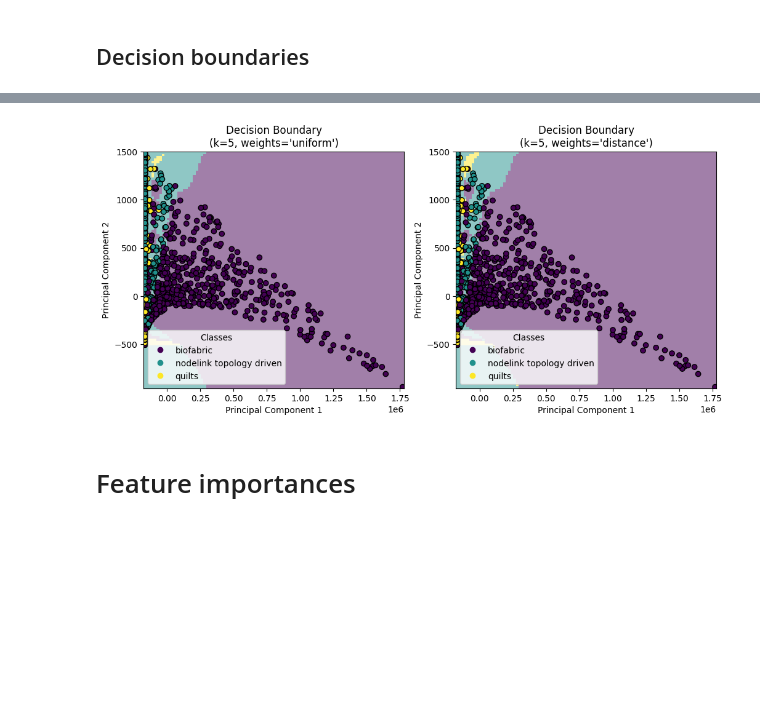
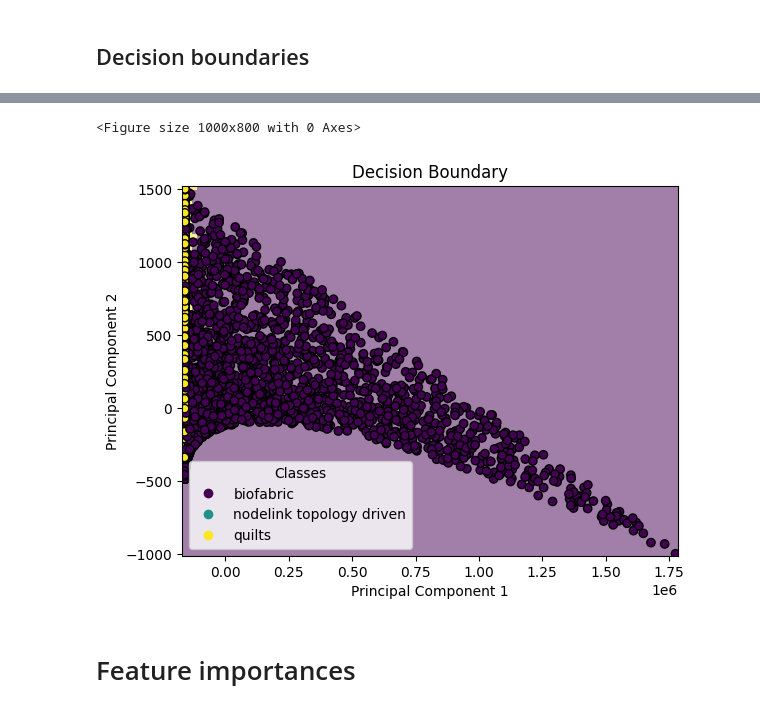
Before and after one commit to sjoerdvink99/vigor, a Jupyter notebook: notebooks/3.0-baseline.ipynb, the cells around one changed output, grey strips where cells are left out. Drawn from its saved outputs; the diff is of its cells as text; code cells hidden in the pictures; blank space fills up the shorter version.

Commit message:
evaluation plots

```diff
--- a/notebooks/3.0-baseline.ipynb
+++ b/notebooks/3.0-baseline.ipynb
@@ -18,5 +16,5 @@ from sklearn.metrics import precision_score, recall_score, f1_score
 # %%
-agent = RecommendationAgent(n_statistics=7)
+agent = RecommendationAgent(n_statistics=7, alpha=0.1, epsilon=0.3)
 
 agent.add_domain('general')
 
@@ -29,9 +27,6 @@ agent.add_visualization('biofabric')
 agent.add_visualization('treemap')
 agent.add_visualization('sunburst')
 # %%
-with open('../data/training.json', 'r') as file:
-    training = json.load(file)
-
-with open('../data/testing.json', 'r') as file:
-    testing = json.load(file)
+with open('../data/interactions.json', 'r') as file:
+    interactions = json.load(file)
 # %%
@@ -143,3 +81,13 @@ plt.show()
+# %%
+# Save such I can get results for multiple parameter sets in my plots
+data = {
+    'sample_intervals': sample_intervals,
+    'average_rewards': average_rewards
+}
+
+# Save to JSON file
+with open(f'../data/analysis/result_{agent.alpha}_{agent.epsilon}.json', 'w') as f:
+    json.dump(data, f)
 # %% [markdown]
 ## Decision boundaries
 # %%
@@ -177,53 +125,50 @@ plt.show()
 # %%
-# Copied from: https://scikit-learn.org/stable/auto_examples/neighbors/plot_classification.html
-
 import numpy as np
 import matplotlib.pyplot as plt
-from sklearn.decomposition import PCA
 from sklearn.neighbors import KNeighborsClassifier
 from sklearn.pipeline import Pipeline
 from sklearn.preprocessing import StandardScaler, LabelEncoder
 from sklearn.inspection import DecisionBoundaryDisplay
 
 # Encode the labels to numeric values
 label_encoder = LabelEncoder()
 numeric_labels = label_encoder.fit_transform(labels)
 
 # Train a k-nearest neighbors classifier on the PCA-transformed data
 clf = Pipeline(
     steps=[("scaler", StandardScaler()), ("knn", KNeighborsClassifier(n_neighbors=5))]
 )
 
-_, axs = plt.subplots(ncols=2, figsize=(12, 5))
+plt.figure(figsize=(10, 8))
 
-for ax, weights in zip(axs, ("uniform", "distance")):
-    clf.set_params(knn__weights=weights).fit(state_ids_2d, numeric_labels)
-    disp = DecisionBoundaryDisplay.from_estimator(
-        clf,
-        state_ids_2d,
-        response_method="predict",
-        plot_method="pcolormesh",
-        xlabel="Principal Component 1",
-        ylabel="Principal Component 2",
-        shading="auto",
-        alpha=0.5,
-        ax=ax,
-    )
-    scatter = disp.ax_.scatter(state_ids_2d[:, 0], state_ids_2d[:, 1], c=numeric_labels, edgecolors="k", cmap='viridis')
-    unique_labels = label_encoder.classes_
-    disp.ax_.legend(
-        scatter.legend_elements()[0],
-        unique_labels,
-        loc="lower left",
-        title="Classes",
-    )
-    _ = disp.ax_.set_title(
-        f"Decision Boundary\n(k={clf[-1].n_neighbors}, weights={weights!r})"
-    )
+weights = "distance"
+clf.set_params(knn__weights=weights).fit(state_ids_2d, numeric_labels)
+disp = DecisionBoundaryDisplay.from_estimator(
+    clf,
+    state_ids_2d,
+    response_method="predict",
+    plot_method="pcolormesh",
+    xlabel="Principal Component 1",
+    ylabel="Principal Component 2",
+    shading="auto",
+    alpha=0.5,
+)
+scatter = disp.ax_.scatter(state_ids_2d[:, 0], state_ids_2d[:, 1], c=numeric_labels, edgecolors="k", cmap='viridis')
+unique_labels = label_encoder.classes_
+disp.ax_.legend(
+    scatter.legend_elements()[0],
+    unique_labels,
+    loc="lower left",
+    title="Classes",
+)
+_ = disp.ax_.set_title(
+    f"Decision Boundary"
+)
 
 plt.show()
 # %% [output]
+<Figure size 1000x800 with 0 Axes>
-[figure, old version]
+[figure, new version]
 # %% [markdown]
 # Feature importances
 # %%
```
Also changed, not shown: parts of 14 cells of this notebook, 3 other files.
